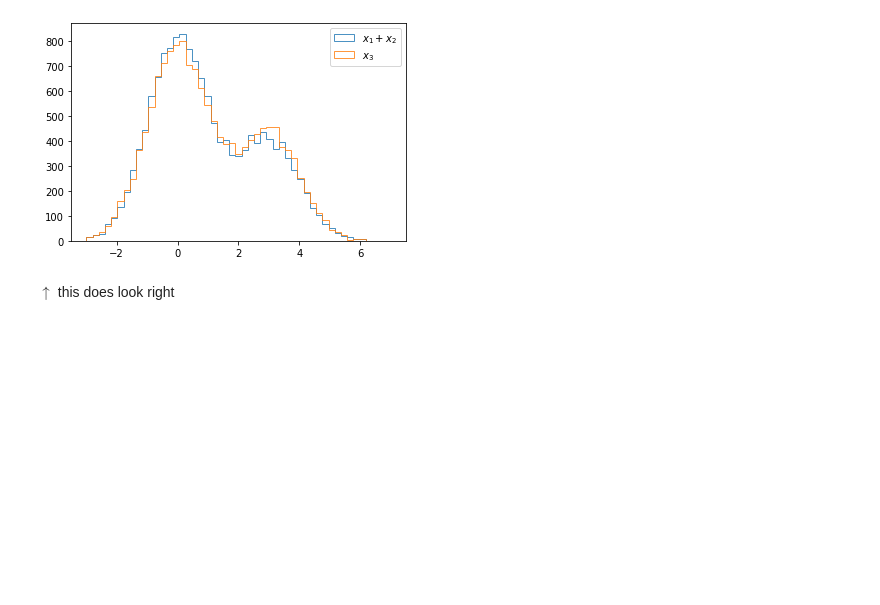
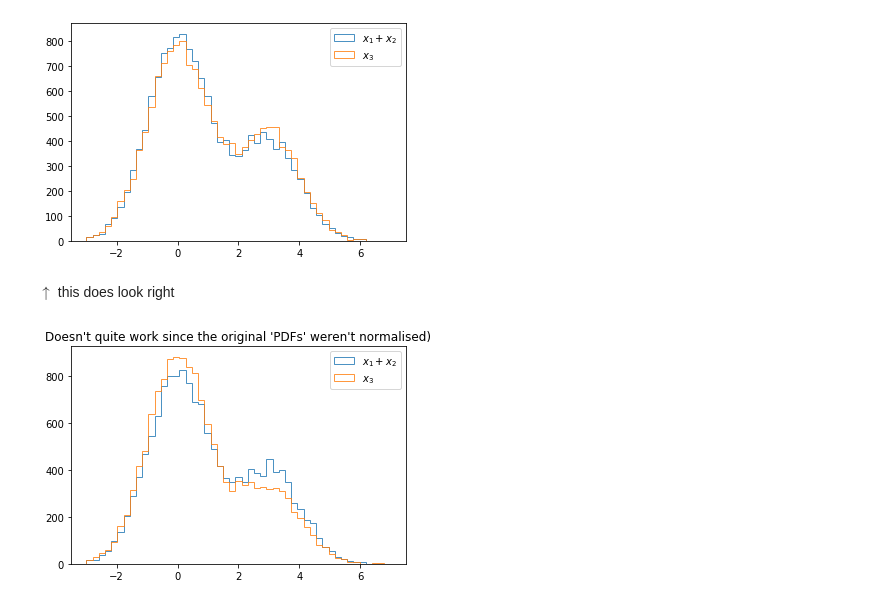
Before and after one commit to richard-lane/addPdfs, a Jupyter notebook: addPdfs.ipynb, the cells around one changed output. Drawn from its saved outputs; the diff is of its cells as text; code cells hidden in the pictures; blank space fills up the shorter version.

Commit message:
illustration that the naive histogram addition doesn't 'just work'

```diff
--- a/addPdfs.ipynb
+++ b/addPdfs.ipynb
@@ -112,3 +114,14 @@ plt.show()
 [figure]
 # %% [markdown]
 $\uparrow$ this does look right
+# %%
+naive_pdf = lambda x : 2/3 * std_normal_pdf(x) + 1/3 * shifted_normal_pdf(x)
+
+x4 = sample(N1 + N2, naive_pdf, pdf_domain, pdf_range)
+plt.hist(np.concatenate((x1, x2)), **kw, label=r"$x_1+x_2$")
+plt.hist(x4, **kw, label=r"$x_3$")
+plt.legend()
+plt.title("Doesn't quite work since the original 'PDFs' weren't normalised)")
+plt.show()
+# %% [output]
+[figure, added]
```
Also changed, not shown: parts of 1 cell of this notebook.
